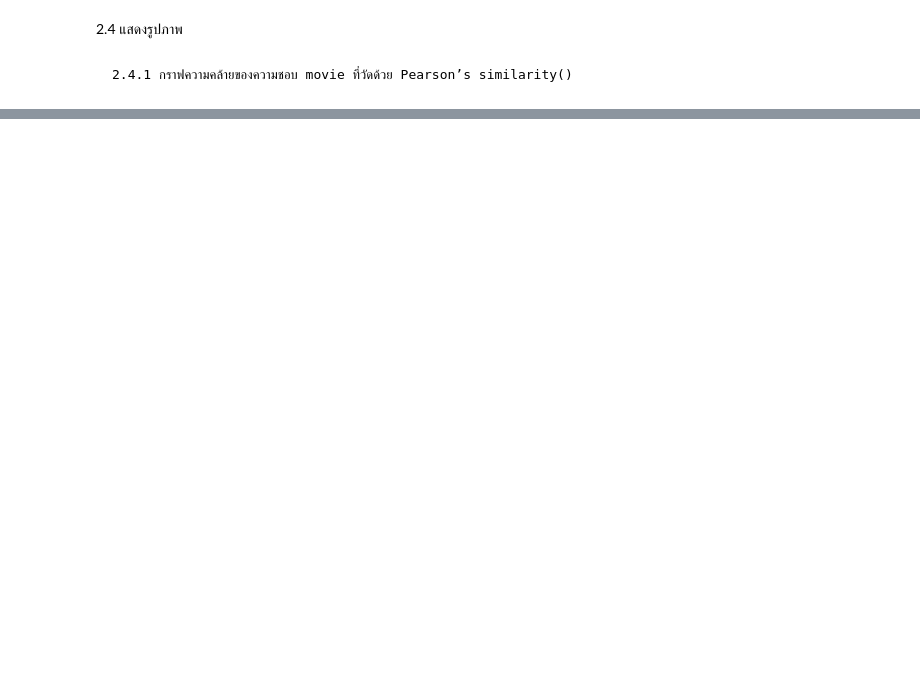
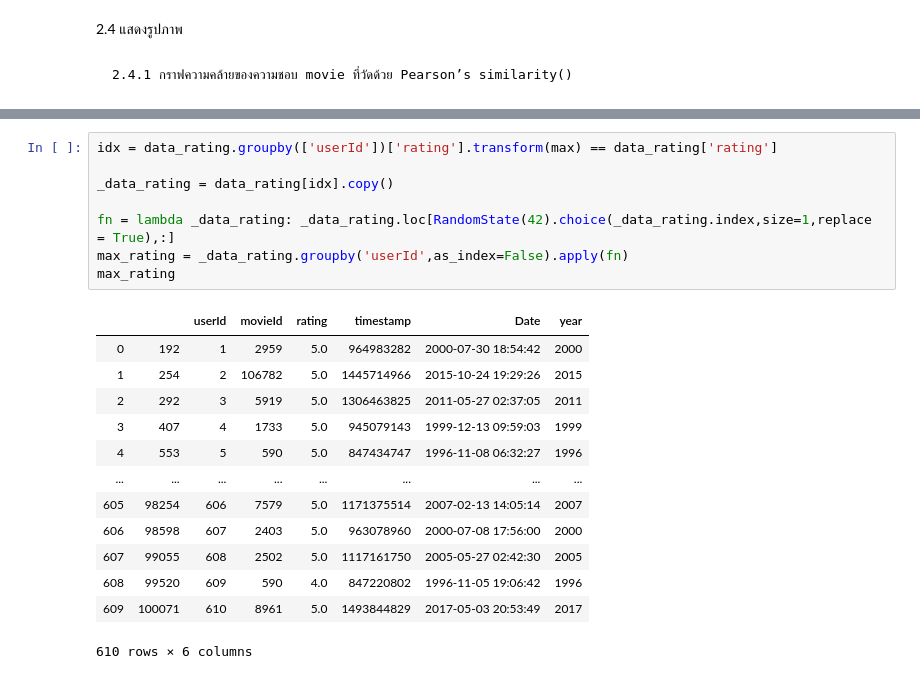
Before and after one commit to beamconan/ML, a Jupyter notebook: LAB04_to/Lab 4-2.ipynb, the cells around one changed output, grey strips where cells are left out. Drawn from its saved outputs; the diff is of its cells as text; blank space fills up the shorter version.

```diff
--- a/LAB04_to/Lab 4-2.ipynb
+++ b/LAB04_to/Lab 4-2.ipynb
@@ -484,0 +498,22 @@ Int64Index([ 82, 219,  56, 599, 265, 156, 483, 322, 581, 292, 239, 251, 197,
+# %%
+idx = data_rating.groupby(['userId'])['rating'].transform(max) == data_rating['rating']
+
+_data_rating = data_rating[idx].copy()
+
+fn = lambda _data_rating: _data_rating.loc[RandomState(42).choice(_data_rating.index,size=1,replace = True),:]
+max_rating = _data_rating.groupby('userId',as_index=False).apply(fn)
+max_rating
+# %% [output]
+|  |  | userId | movieId | rating | timestamp | Date | year |
+| 0 | 192 | 1 | 2959 | 5.0 | 964983282 | 2000-07-30 18:54:42 | 2000 |
+| 1 | 254 | 2 | 106782 | 5.0 | 1445714966 | 2015-10-24 19:29:26 | 2015 |
+| 2 | 292 | 3 | 5919 | 5.0 | 1306463825 | 2011-05-27 02:37:05 | 2011 |
+| 3 | 407 | 4 | 1733 | 5.0 | 945079143 | 1999-12-13 09:59:03 | 1999 |
+| 4 | 553 | 5 | 590 | 5.0 | 847434747 | 1996-11-08 06:32:27 | 1996 |
+| ... | ... | ... | ... | ... | ... | ... | ... |
+| 605 | 98254 | 606 | 7579 | 5.0 | 1171375514 | 2007-02-13 14:05:14 | 2007 |
+| 606 | 98598 | 607 | 2403 | 5.0 | 963078960 | 2000-07-08 17:56:00 | 2000 |
+| 607 | 99055 | 608 | 2502 | 5.0 | 1117161750 | 2005-05-27 02:42:30 | 2005 |
+| 608 | 99520 | 609 | 590 | 4.0 | 847220802 | 1996-11-05 19:06:42 | 1996 |
+| 609 | 100071 | 610 | 8961 | 5.0 | 1493844829 | 2017-05-03 20:53:49 | 2017 |
+610 rows × 6 columns
```
Also changed, not shown: parts of 12 cells of this notebook.
